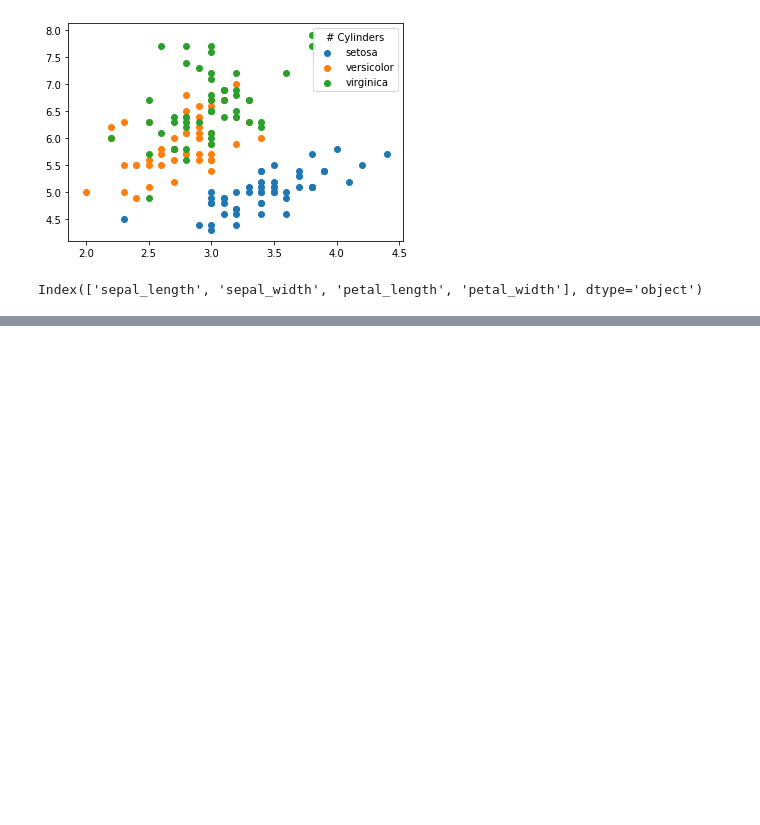
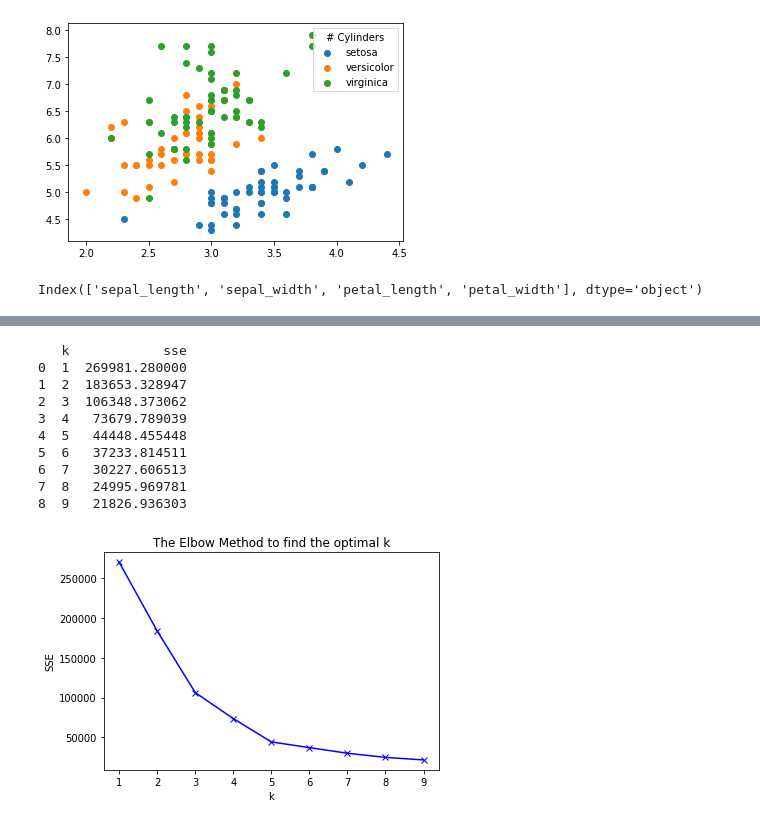
Before and after one commit to SaraPena/ds-methodologies-exercises, a Jupyter notebook: clustering/model.ipynb, the cells around one changed output, grey strips where cells are left out. Saved outputs shown, nothing was run; the diff lists cells and outputs as text; code cells hidden in the pictures; blank space fills up the shorter version.

```diff
--- a/clustering/model.ipynb
+++ b/clustering/model.ipynb
@@ -97,0 +107,2 @@ for ax, (title, kmeans) in zip(axs, estimators):
+# %%
+mall_customers = acquire.get_mallcustomer_data()
@@ -97,0 +121,31 @@ for ax, (title, kmeans) in zip(axs, estimators):
+# %%
+X = mall_customers[['annual_income','spending_score']]
+# %%
+ks = range(1,10)
+sse = []
+for k in ks:
+    kmeans = KMeans(n_clusters=k)
+    kmeans.fit(X)
+
+    # inertia: Sum of squared distances of samples to their closest cluster center.
+    sse.append(kmeans.inertia_)
+
+print(pd.DataFrame(dict(k=ks, sse=sse)))
+
+plt.plot(ks, sse, 'bx-')
+plt.xlabel('k')
+plt.ylabel('SSE')
+plt.title('The Elbow Method to find the optimal k')
+plt.show()
+# %% [output]
+   k            sse
+0  1  269981.280000
+1  2  183653.328947
+2  3  106348.373062
+3  4   73679.789039
+4  5   44448.455448
+5  6   37233.814511
+6  7   30227.606513
+7  8   24995.969781
+8  9   21826.936303
+[figure, added]
```
Also changed, not shown: parts of 19 cells of this notebook.
